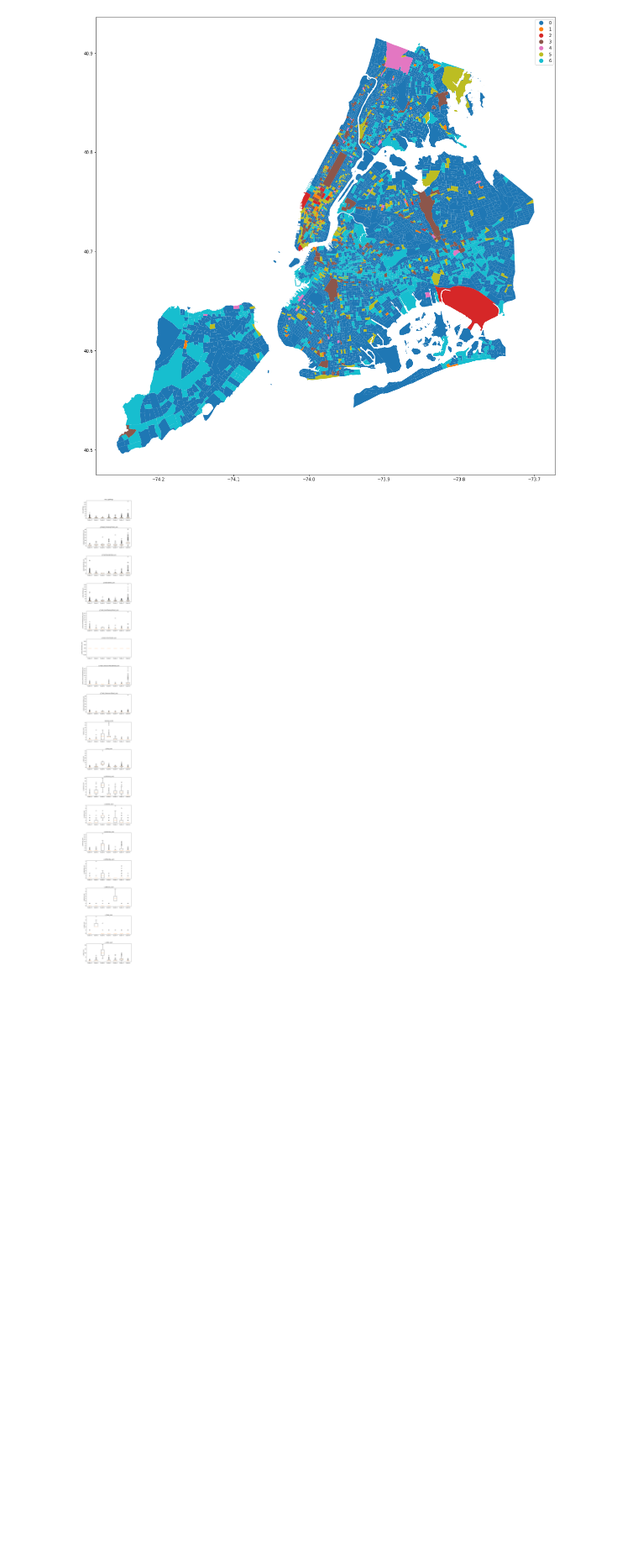
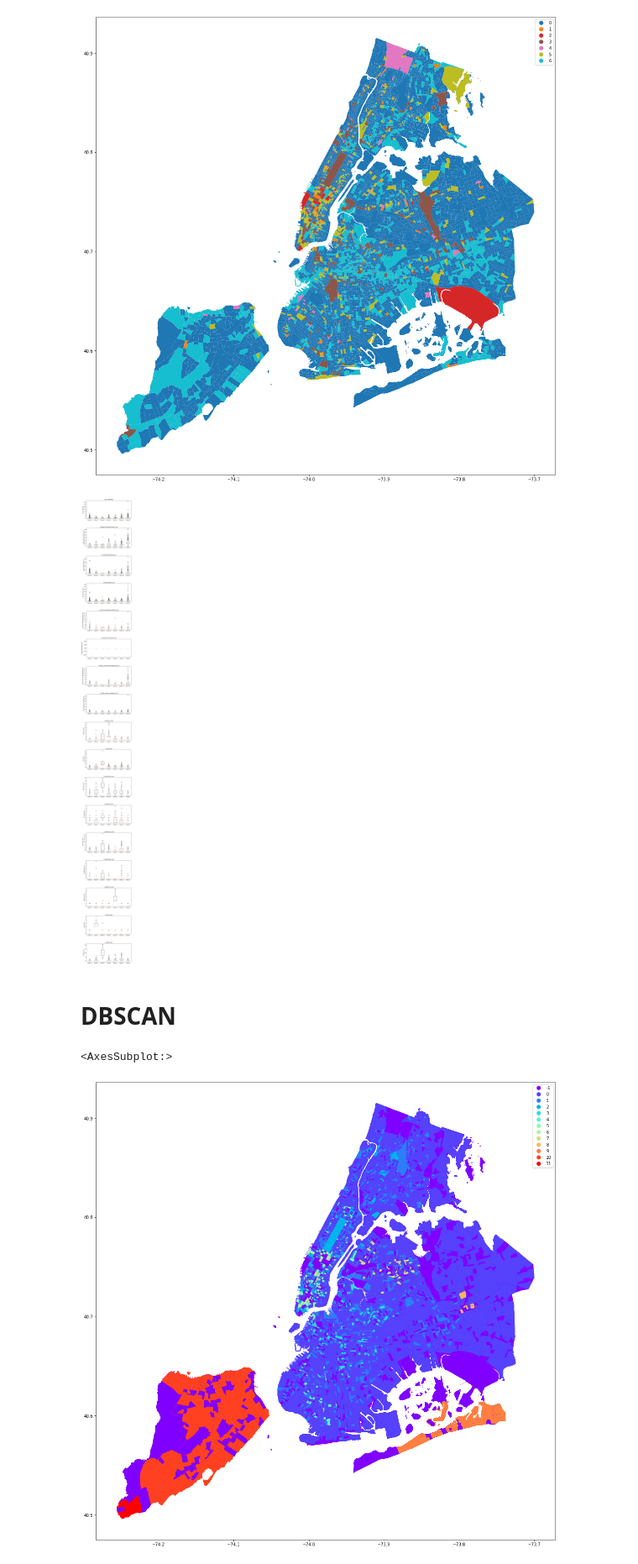
Before and after one commit to Subarashiihibi/nyc_rodent, a Jupyter notebook: Scripts/9-Cluster-Analysis.ipynb, the cells around one changed output. Shown at 84% size. Drawn from its saved outputs; the diff is of its cells as text; code cells hidden in the pictures; blank space fills up the shorter version.

Commit message:
add dbscan & list of cols from pca

```diff
--- a/Scripts/9-Cluster-Analysis.ipynb
+++ b/Scripts/9-Cluster-Analysis.ipynb
@@ -167,3 +169,57 @@ for i, col in enumerate(highest_corr_fields):
 plt.show()
 # %% [output]
 [figure]
+# %% [markdown]
+# DBSCAN
+# %%
+rodents_gdf = rodents_joined_tracts_gdf[rodents_joined_tracts_gdf.geometry.notnull()]
+
+# Choose columns for dbscan
+# cols = rodents_gdf.columns[3:-1] # (ALL COLUMNS)
+
+# Cols gathered from pca notebook (ALL IMPORTANT COLUMNS ACROSS FIRST 5 PCAs)
+#cols = ['l_Outdoor_sum', 'c_Italian_sum', 'l_Other_sum', 'c_Coffee/Tea_sum', 'subway_count', 'c_American_sum', 'l_Vacant_Space_sum', 'c_Caribbean_sum', 'l_Residential-Mixed_sum', 's_Trash_Unsecure:Street_sum', 'num_violations', 'v_flies_sum', 's_Dog_waste:Street_sum', 's_Trash_Unsecure:Residential_sum', 'v_rats/mice_sum', 's_Dead_Animal:Street_sum', 'c_Bakery Products/Desserts_sum', 's_Trash:Street_sum', 'c_Latin American_sum', 'v_roaches_sum', 's_Trash:Residential_sum', 's_Trash_Time:Street_sum', 'c_Chinese_sum', 's_Trash_Overflowing:Street_sum', 'c_other_sum', 'l_Residential_sum', 'c_Pizza_sum', 's_Illegal_Dumping:Street_sum', 's_Dead_Animal:Residential_sum', 's_Trash_MissedService:Street_sum']
+
+# Cols gathered from pca notebook (ALL IMPORTANT COLUMNS FROM PCA 1)
+#cols = ['num_violations', 'v_rats/mice_sum', 'v_flies_sum', 'c_other_sum', 'v_roaches_sum', 'c_American_sum', 'c_Coffee/Tea_sum', 'c_Chinese_sum', 'c_Italian_sum', 'c_Pizza_sum']
+
+# Only num rodent violations as a weight
+cols = ['num_violations']
+
+# Extract the coordinates of the points
+rodents_gdf['x'] = rodents_gdf.apply(lambda x: (x['geometry'].centroid.x), axis=1)
+rodents_gdf['y'] = rodents_gdf.apply(lambda x: (x['geometry'].centroid.y), axis=1)
+
+# Extract xy coordinates as features
+X = rodents_gdf[['x', 'y']]
+
+# Add additional variables to feature matrix
+X = np.hstack((X, rodents_gdf[cols].values))
+
+# Scale xy coordinates
+scaler = StandardScaler()
+X = scaler.fit_transform(X)
+# Scale features so that distances are not overfitting larger values
+
+# Run DBSCAN
+dbscan = DBSCAN(eps=0.2, min_samples=50)
+# TODO Show how these values were determined using one of the following:
+'''
+The silhouette score measures how well each data point fits into its assigned cluster compared to other clusters.
+A score close to 1 indicates that the data point is assigned to the correct cluster,
+while a score close to -1 indicates that the data point is assigned to the wrong cluster.
+
+The Calinski-Harabasz index measures the ratio of between-cluster variance to within-cluster variance.
+A higher score indicates that the clusters are well-separated.
+
+The Davies-Bouldin index measures the average similarity between each cluster and its most similar cluster.
+A lower score indicates that the clusters are well-separated.
+'''
+labels = dbscan.fit_predict(X)
+
+rodents_gdf['dbscan_clusters'] = labels
+
+rodents_gdf.plot(column='dbscan_clusters', cmap='rainbow', categorical=True, figsize=(20, 20), legend=True)
+# %% [output]
+<AxesSubplot:>
+[figure, added]
```
Also changed, not shown: parts of 4 cells of this notebook, 1 other file.
